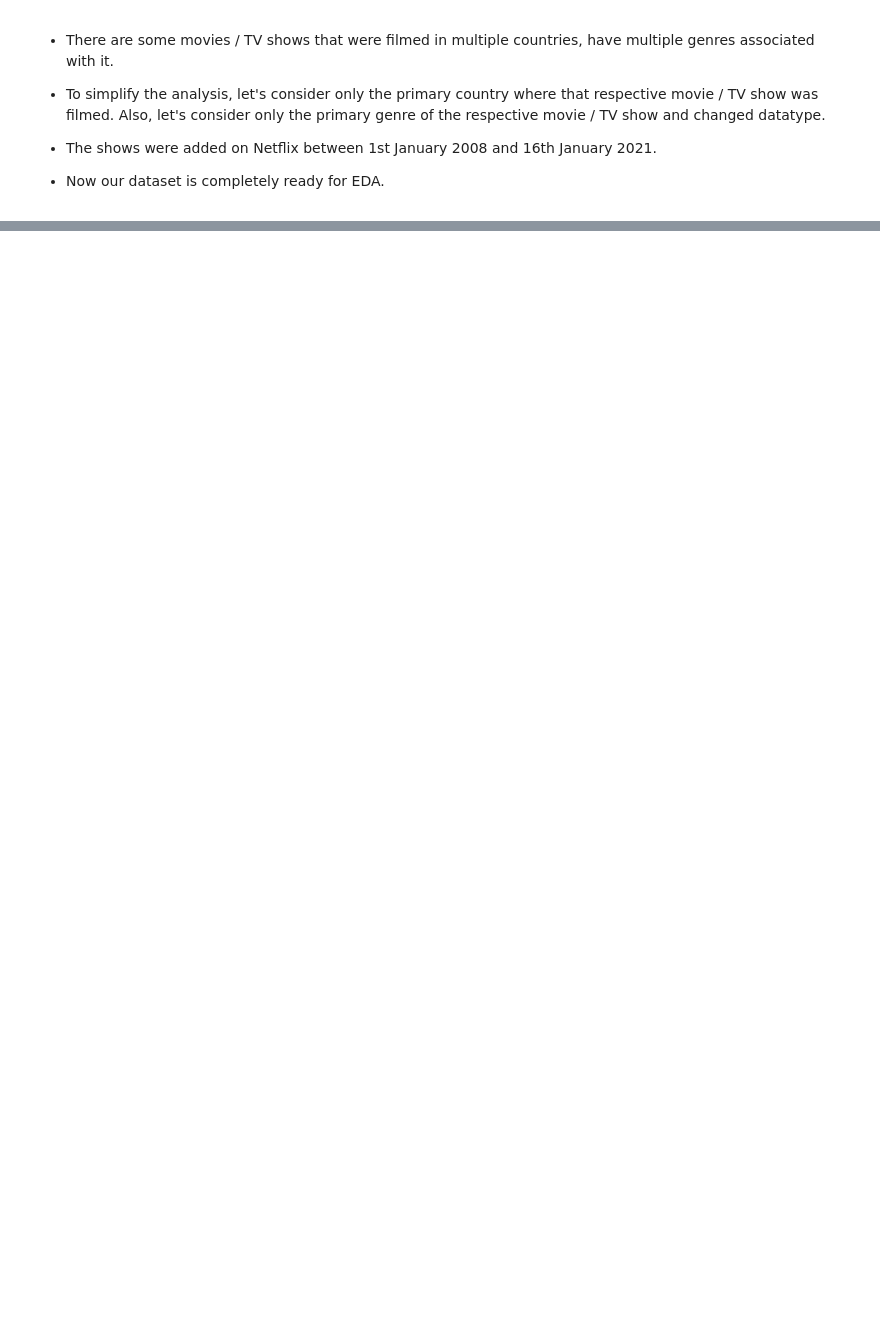
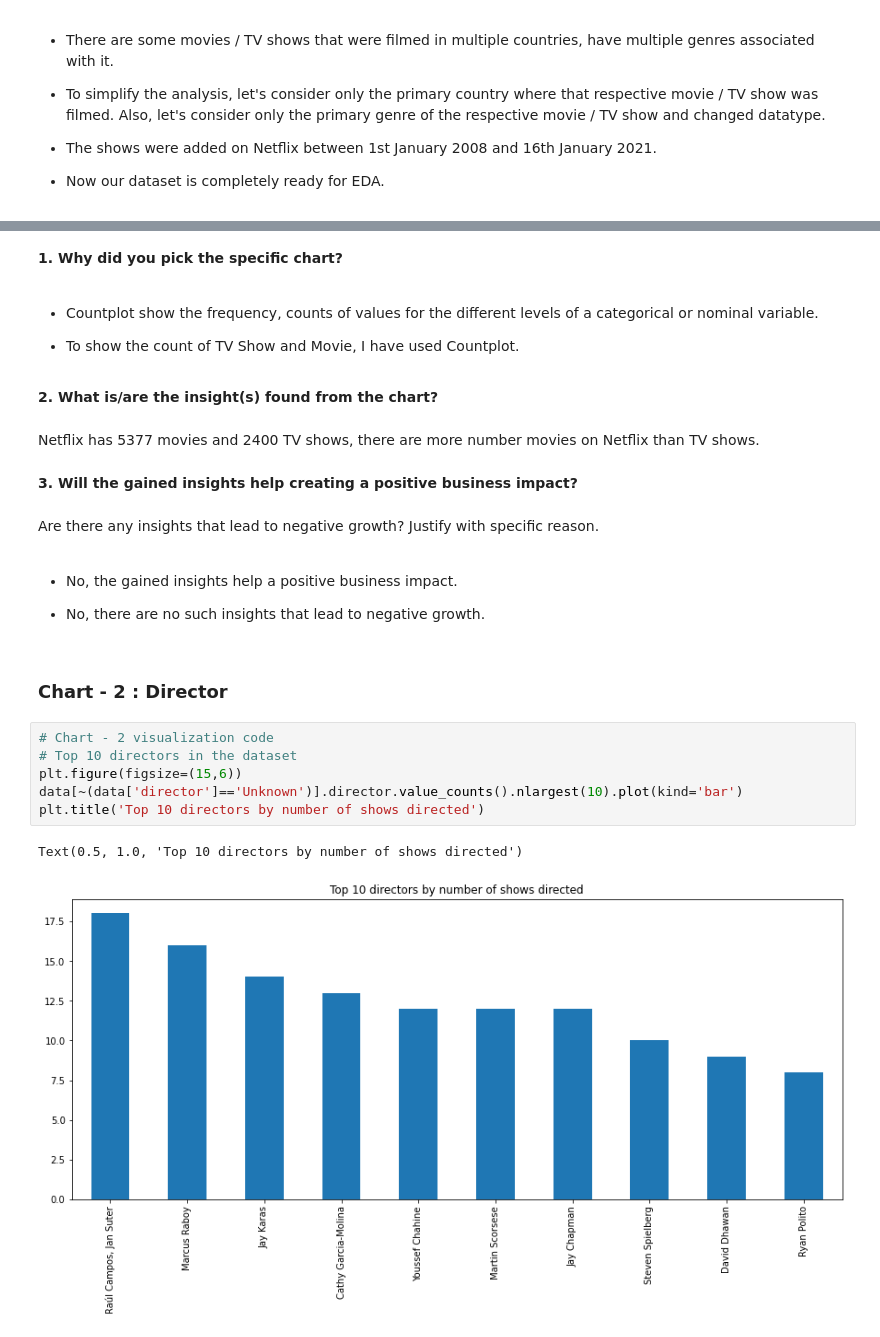
Before and after one commit to Sairindhrijena/Netflix-Movies-and-TV-Shows-Clustering, a Jupyter notebook: Netflix_Movies_and_TV_Shows_Clustering.ipynb, the cells around one changed output, grey strips where cells are left out. Cells and saved outputs as stored; diff of their text form; blank space fills up the shorter version.

```diff
--- a/Netflix_Movies_and_TV_Shows_Clustering.ipynb
+++ b/Netflix_Movies_and_TV_Shows_Clustering.ipynb
@@ -497,0 +511,35 @@ memory usage: 791.0+ KB
+# %% [markdown]
+**1. Why did you pick the specific chart?**
+# %% [markdown]
+
+
+*   Countplot show the frequency, counts of values for the different levels of a categorical or nominal variable.
+
+
+*  To show the count of TV Show and Movie, I have used Countplot.
+# %% [markdown]
+**2. What is/are the insight(s) found from the chart?**
+# %% [markdown]
+Netflix has 5377 movies and 2400 TV shows, there are more number movies on Netflix than TV shows.
+# %% [markdown]
+**3. Will the gained insights help creating a positive business impact?**
+# %% [markdown]
+Are there any insights that lead to negative growth? Justify with specific reason.
+# %% [markdown]
+
+
+*   No, the gained insights help a positive business impact.
+
+
+*   No, there are no such insights that lead to negative growth.
+# %% [markdown]
+### **Chart - 2 : Director**
+# %%
+# Chart - 2 visualization code
+# Top 10 directors in the dataset
+plt.figure(figsize=(15,6))
+data[~(data['director']=='Unknown')].director.value_counts().nlargest(10).plot(kind='bar')
+plt.title('Top 10 directors by number of shows directed')
+# %% [output]
+Text(0.5, 1.0, 'Top 10 directors by number of shows directed')
+[figure, added]
```
Also changed, not shown: parts of 131 cells of this notebook.
